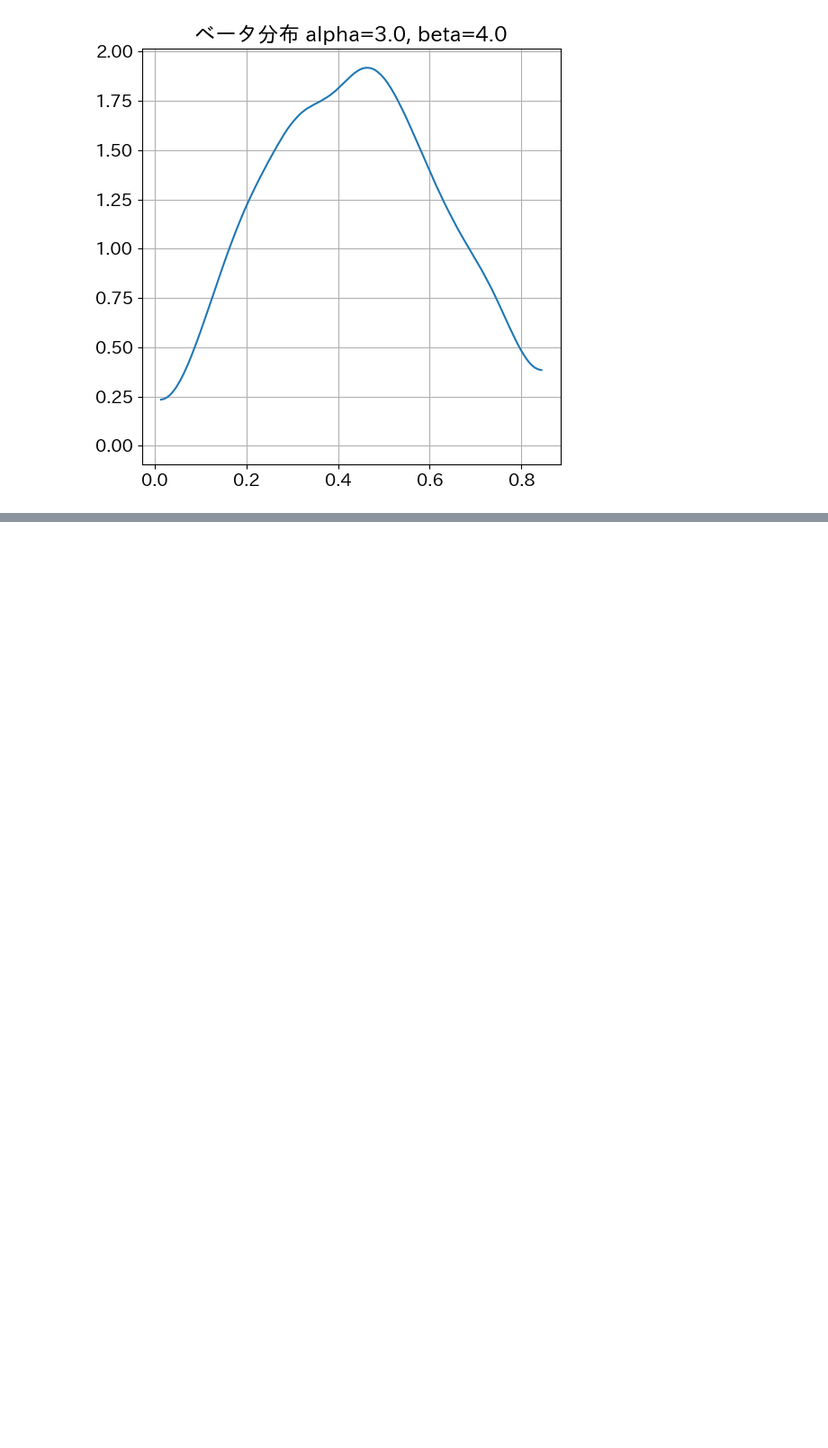
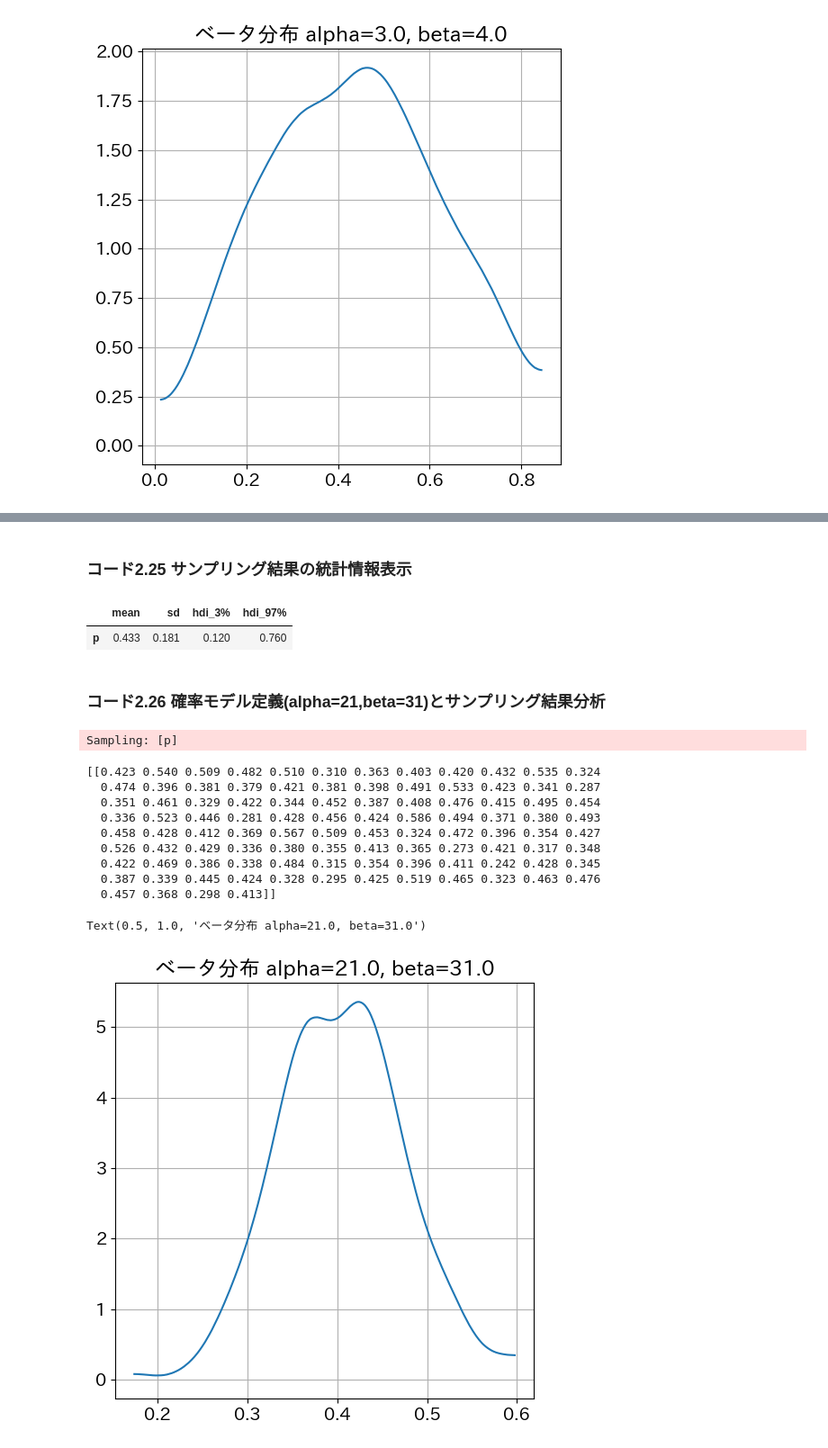
Before and after one commit to nununuma-sabu/basic_introduction_bayesian, a Jupyter notebook: chapter2/chapter2.ipynb, the cells around one changed output, grey strips where cells are left out. Shown: that part at 90% size. Drawn from its saved outputs; the diff is of its cells as text; code cells hidden in the pictures; blank space fills up the shorter version.

```diff
--- a/chapter2/chapter2.ipynb
+++ b/chapter2/chapter2.ipynb
@@ -463,0 +473,37 @@ Text(0.5, 1.0, 'ベータ分布 alpha=3.0, beta=4.0')
+# %% [markdown]
+### コード2.25 サンプリング結果の統計情報表示
+# %%
+summary8 = az.summary(prior_samples8, kind='stats')
+display(summary8)
+# %% [output]
+|  | mean | sd | hdi_3% | hdi_97% |
+| p | 0.433 | 0.181 | 0.120 | 0.760 |
+# %% [markdown]
+### コード2.26 確率モデル定義(alpha=21,beta=31)とサンプリング結果分析
+# %%
+alpha = 20.0 + 1.0
+beta = 30.0 + 1.0
+
+model9 = pm.Model()
+with model9:
+    p = pm.Beta('p', alpha=alpha, beta=beta)
+    prior_samples9 = pm.sample_prior_predictive(random_seed=42)
+
+p_samples9 = prior_samples9['prior']['p'].values
+print(p_samples9[:,:100])
+
+ax = az.plot_dist(p_samples9)
+ax.set_title(f'ベータ分布 alpha={alpha}, beta={beta}')
+# %% [output]
+Sampling: [p]
+[[0.423 0.540 0.509 0.482 0.510 0.310 0.363 0.403 0.420 0.432 0.535 0.324
+  0.474 0.396 0.381 0.379 0.421 0.381 0.398 0.491 0.533 0.423 0.341 0.287
+  0.351 0.461 0.329 0.422 0.344 0.452 0.387 0.408 0.476 0.415 0.495 0.454
+  0.336 0.523 0.446 0.281 0.428 0.456 0.424 0.586 0.494 0.371 0.380 0.493
+  0.458 0.428 0.412 0.369 0.567 0.509 0.453 0.324 0.472 0.396 0.354 0.427
+  0.526 0.432 0.429 0.336 0.380 0.355 0.413 0.365 0.273 0.421 0.317 0.348
+  0.422 0.469 0.386 0.338 0.484 0.315 0.354 0.396 0.411 0.242 0.428 0.345
+  0.387 0.339 0.445 0.424 0.328 0.295 0.425 0.519 0.465 0.323 0.463 0.476
+  0.457 0.368 0.298 0.413]]
+Text(0.5, 1.0, 'ベータ分布 alpha=21.0, beta=31.0')
+[figure, added]
```
Also changed, not shown: parts of 8 cells of this notebook.
